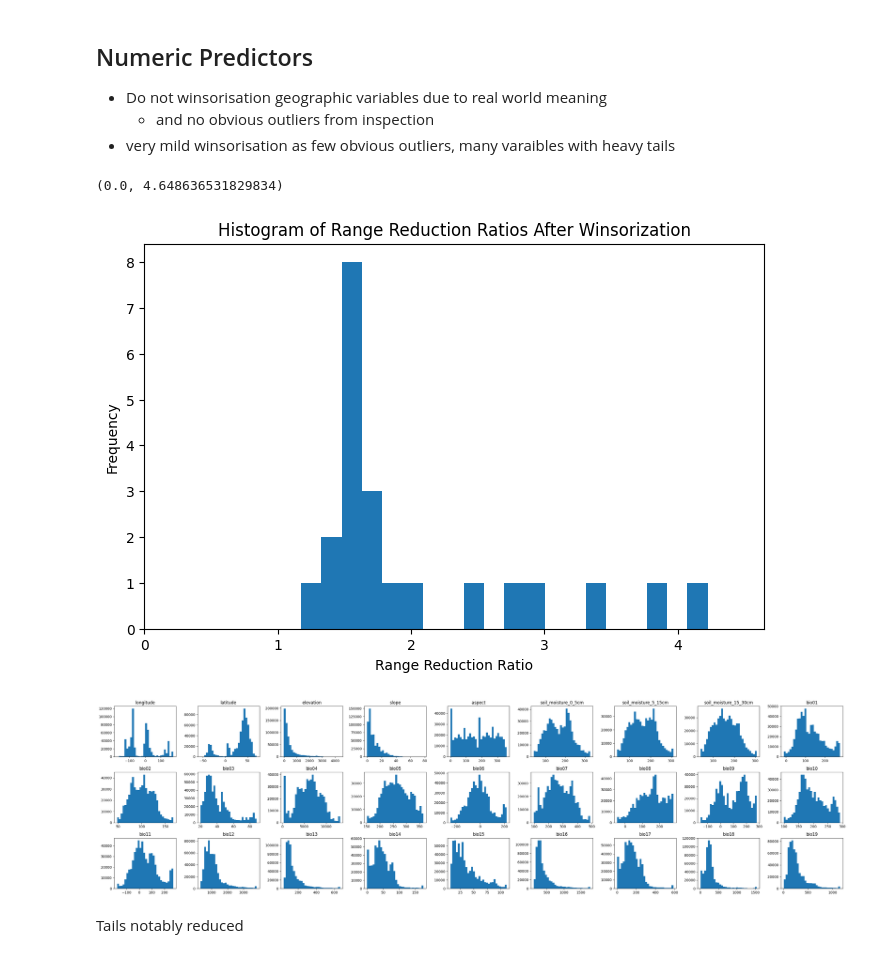
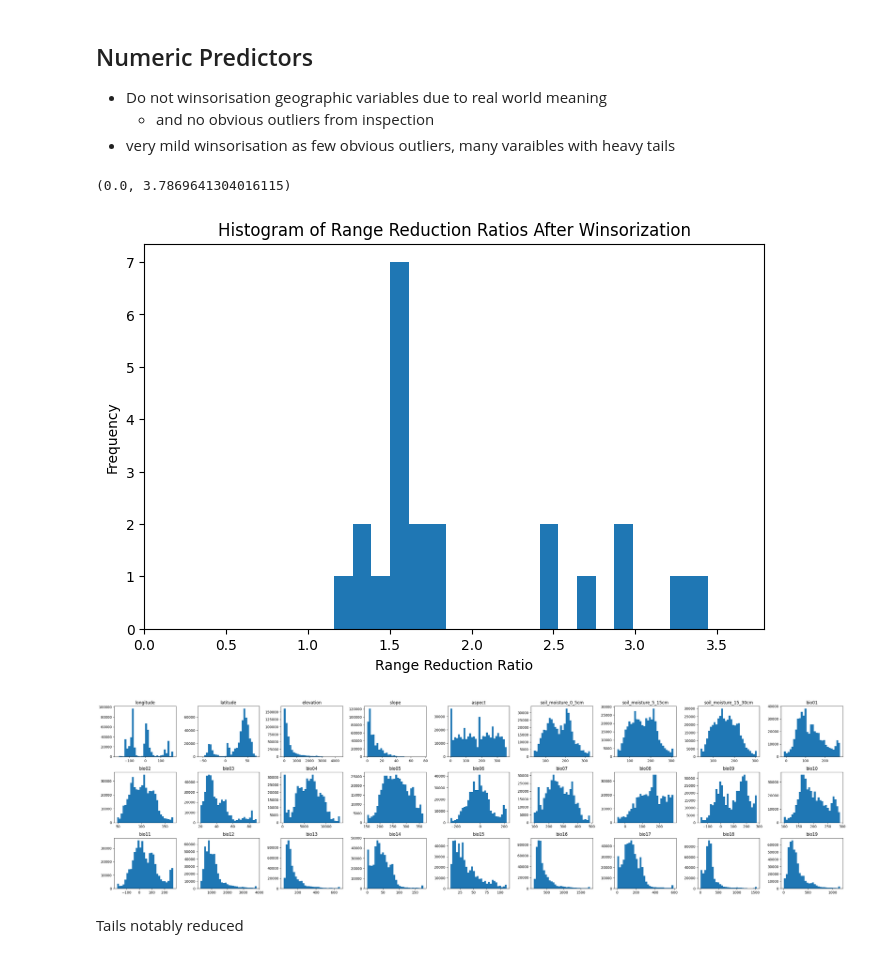
Before and after one commit to awilliams101111/dst-group-work, a Jupyter notebook: GlobalGeoTree/DPP-AW.ipynb, the cells around one changed output. Saved outputs shown, nothing was run; the diff lists cells and outputs as text; code cells hidden in the pictures.

Commit message:
moved test/train split into here

```diff
--- a/GlobalGeoTree/DPP-AW.ipynb
+++ b/GlobalGeoTree/DPP-AW.ipynb
@@ -61,3 +29,10 @@ Minimum frequency for level3_species: 6, occurrences: 319
+# %%
+# remove rows with level3_species that occur rarely in entire df
+speciesCounts = df['level3_species'].value_counts()
+speciesToKeep = speciesCounts[speciesCounts > 1].index
+df = df[df['level3_species'].isin(speciesToKeep)]
+
+dfTrain, dfTest = train_test_split(df, test_size=0.2, stratify=df['level3_species'], random_state=0)
 # %% [markdown]
 # Outliers
 # %% [markdown]
@@ -66,18 +41,19 @@ Minimum frequency for level3_species: 6, occurrences: 319
     - and no obvious outliers from inspection
 - very mild winsorisation as few obvious outliers, many varaibles with heavy tails
 # %%
-colsToWins = [col for col in df.columns if col not in geoVars+levelVars+['ID', 'imgData']]
+colsToWins = [col for col in dfTrain.columns if col not in geoVars+levelVars+['ID', 'imgData']]
 
-colsToWinsRangesBefore = df[colsToWins].max() - df[colsToWins].min()
+colsToWinsRangesBefore = dfTrain[colsToWins].max() - dfTrain[colsToWins].min()
 
 winsPercentile = 0.005
 
 for col in colsToWins:
-    lower = df[col].quantile(winsPercentile)
-    upper = df[col].quantile(1 - winsPercentile)
-    df[col] = df[col].clip(lower=lower, upper=upper)
+    lower = dfTrain[col].quantile(winsPercentile)
+    upper = dfTrain[col].quantile(1 - winsPercentile)
+    dfTrain[col] = dfTrain[col].clip(lower=lower, upper=upper)
+    dfTest[col] = dfTest[col].clip(lower=lower, upper=upper)
 
-colsToWinsRangesAfter = df[colsToWins].max() - df[colsToWins].min()
+colsToWinsRangesAfter = dfTrain[colsToWins].max() - dfTrain[colsToWins].min()
 
 #range reduction ratios
 colsRRR = colsToWinsRangesBefore / colsToWinsRangesAfter
@@ -90,21 +66,21 @@ axColRR.set_xlabel('Range Reduction Ratio')
 axColRR.set_ylabel('Frequency')
 axColRR.set_xlim(0, max(colsRRR)*1.1)
 # %% [output]
-(0.0, 4.648636531829834)
+(0.0, 3.7869641304016115)
-[figure, old version]
+[figure, new version]
 # %%
 figDist, axDist = plt.subplots(nrows = 3, ncols=9, figsize=(30,8))
 
 for i, col in enumerate(numericCols):
     a = i // 9
     b = i % 9
     ax = axDist[a, b]
-    ax.hist(df[col].dropna().values, bins=30)
+    ax.hist(dfTrain[col].dropna().values, bins=30)
     ax.set_title(col)
 
 figDist.tight_layout()
 # %% [output]
-[figure, old version]
+[figure, new version]
 # %% [markdown]
 Tails notably reduced
 # %% [markdown]
```
Also changed, not shown: parts of 31 cells of this notebook.
